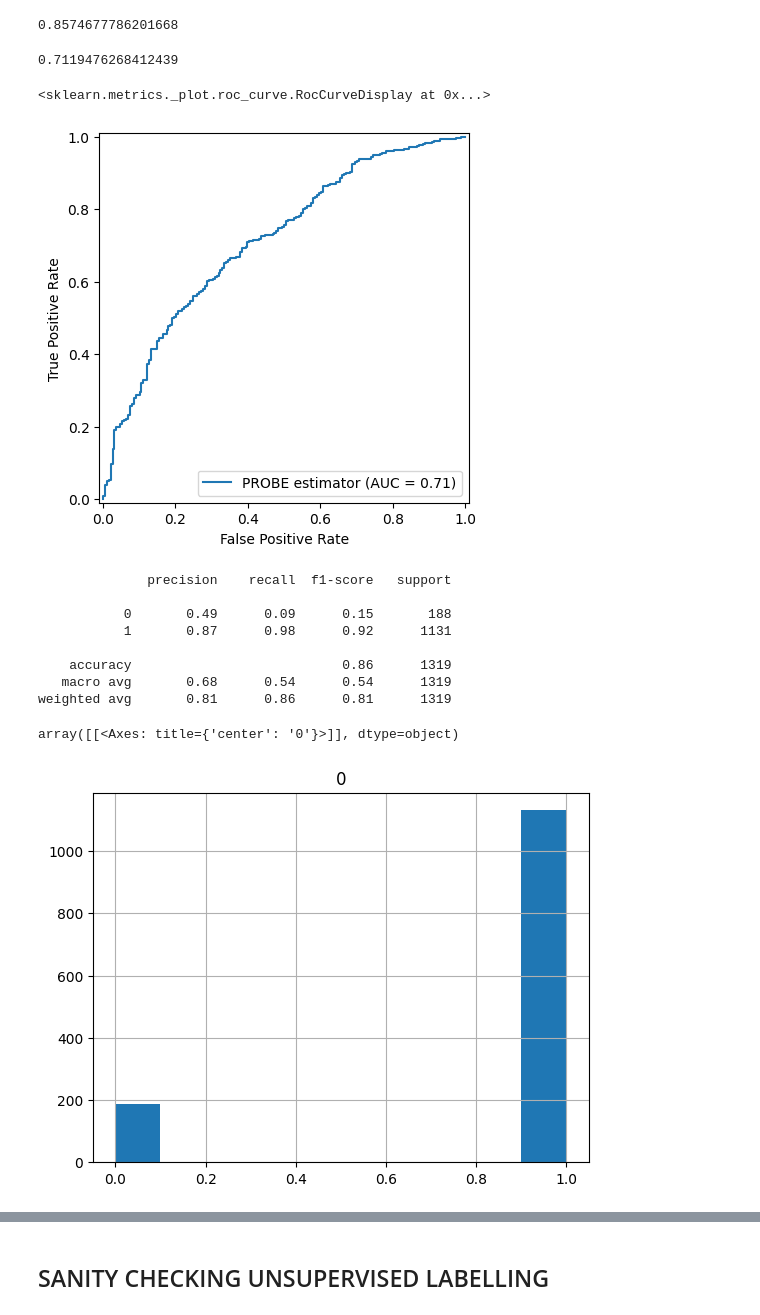
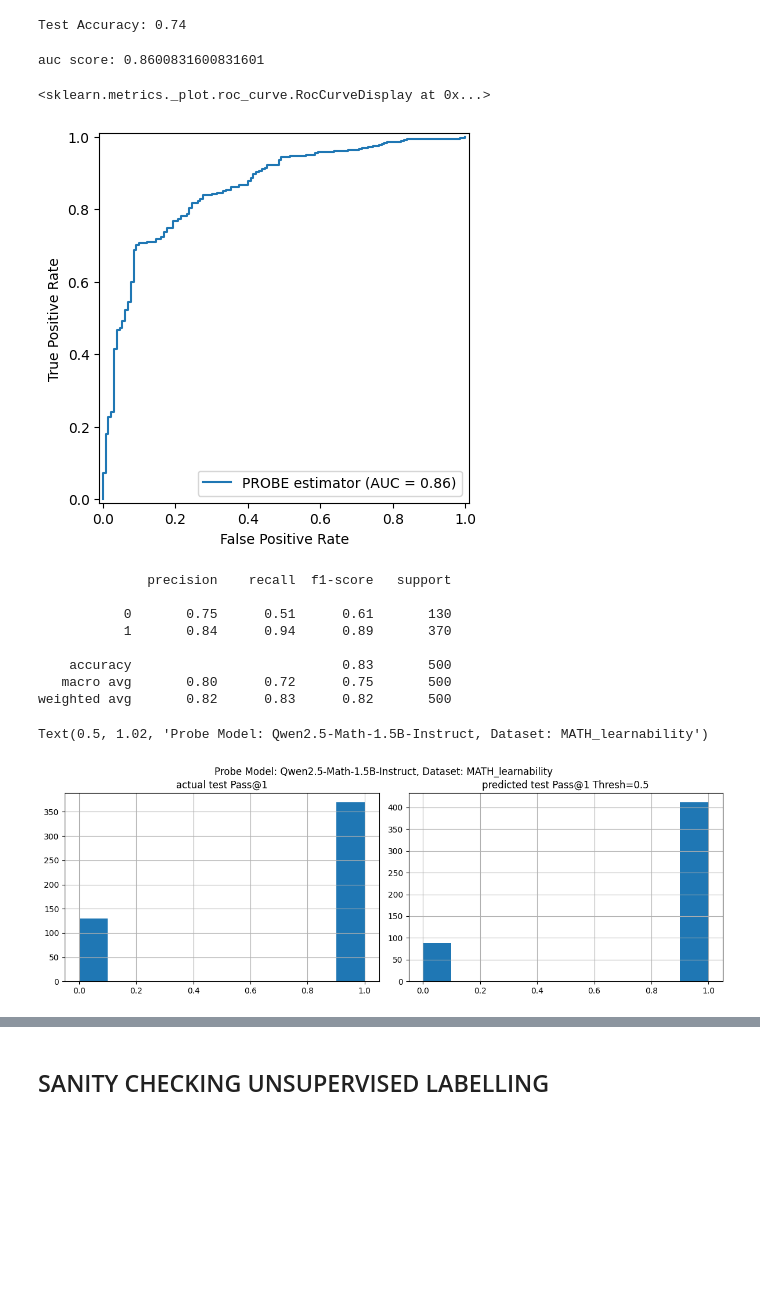
Before and after one commit to KabakaWilliam/llms_know_difficulty, a Jupyter notebook: notebooks/survey_probe_predictions.ipynb, the cells around one changed output, grey strips where cells are left out. Drawn from its saved outputs; the diff is of its cells as text; code cells hidden in the pictures; blank space fills up the shorter version.

Commit message:
renamed rotuer to PIKA. Now have a diagnostics tool for the probe as well (in the survey probe noteboook)

```diff
--- a/notebooks/survey_probe_predictions.ipynb
+++ b/notebooks/survey_probe_predictions.ipynb
@@ -8,7 +8,11 @@ import os
 import matplotlib.pyplot as plt
 from sklearn.metrics import accuracy_score, roc_auc_score, confusion_matrix, ConfusionMatrixDisplay, RocCurveDisplay, roc_curve, auc, classification_report
 # %%
-PROBE_DATA_PATH = "../runs/Qwen2.5-Math-1.5B-Instruct/generate_svs/predicting_GSM8K_SR_Qwen2.5-Math-1.5B-Instruct_max_3000_k_1_temp_0.0/best_probe_predictions.json"
+# LABELLED_DATASET="GSM8K_SR"
+LABELLED_DATASET="MATH_learnability"
+PROBING_MODEL_ALIAS="Qwen2.5-Math-1.5B-Instruct"
+PROBE_TARGET_MODEL_ALIAS="Qwen2.5-Math-1.5B-Instruct"
+PROBE_DATA_PATH = f"../runs/{PROBING_MODEL_ALIAS}/generate_svs/predicting_{LABELLED_DATASET}_{PROBE_TARGET_MODEL_ALIAS}_max_3000_k_1_temp_0.0/best_probe_predictions.json"
 # %%
 with open(PROBE_DATA_PATH, "r") as f:
     PROBE_DATA = json.load(f)
@@ -17,13 +21,13 @@ TEST_ACTUAL = PROBE_DATA["test_actual"]
 TEST_PREDICTED = PROBE_DATA["test_predictions"]
 # %%
 TEST_PASS_1 = sum(TEST_ACTUAL)/len(TEST_ACTUAL)
-print(TEST_PASS_1)
+print(f"Test Accuracy: {TEST_PASS_1}")
 # %% [output]
-0.8574677786201668
+Test Accuracy: 0.74
 # %%
-roc_auc_score(TEST_ACTUAL, TEST_PREDICTED)
+print(f"auc score: {roc_auc_score(TEST_ACTUAL, TEST_PREDICTED)}")
 # %% [output]
-0.7119476268412439
+auc score: 0.8600831600831601
 # %%
 fpr, tpr, thresholds = roc_curve(TEST_ACTUAL, TEST_PREDICTED)
 roc_auc = auc(fpr, tpr)
@@ -31,23 +35,33 @@ display = RocCurveDisplay(fpr=fpr, tpr=tpr, roc_auc=roc_auc, name='PROBE estimat
 display.plot()
 # %% [output]
 <sklearn.metrics._plot.roc_curve.RocCurveDisplay at 0x...>
-[figure, old version]
+[figure, new version]
 # %%
-TEST_PREDICTED_THRESHOLDED = [1 if x >= 0.5 else 0 for x in TEST_PREDICTED]
+CHOSEN_THRESHOLD = 0.5
+TEST_PREDICTED_THRESHOLDED = [1 if x >= CHOSEN_THRESHOLD else 0 for x in TEST_PREDICTED]
 # %%
 cr = classification_report(TEST_ACTUAL, TEST_PREDICTED_THRESHOLDED)
 print(cr)
 # %% [output]
               precision    recall  f1-score   support
 
-           0       0.49      0.09      0.15       188
-           1       0.87      0.98      0.92      1131
+           0       0.75      0.51      0.61       130
+           1       0.84      0.94      0.89       370
 
-    accuracy                           0.86      1319
-   macro avg       0.68      0.54      0.54      1319
-weighted avg       0.81      0.86      0.81      1319
+    accuracy                           0.83       500
+   macro avg       0.80      0.72      0.75       500
+weighted avg       0.82      0.83      0.82       500
 # %%
-pd.DataFrame(TEST_ACTUAL).hist()
+fig, axes = plt.subplots(1, 2, figsize=(12, 4))
+
+pd.DataFrame(TEST_ACTUAL).hist(ax=axes[0])
+axes[0].set_title(f"actual test Pass@1")
+
+pd.DataFrame(TEST_PREDICTED_THRESHOLDED).hist(ax=axes[1])
+axes[1].set_title(f"predicted test Pass@1 Thresh={CHOSEN_THRESHOLD}")
+
+plt.tight_layout()
+plt.suptitle(f"Probe Model: {PROBING_MODEL_ALIAS}, Dataset: {LABELLED_DATASET}", y=1.02)
 # %% [output]
-array([[<Axes: title={'center': '0'}>]], dtype=object)
+Text(0.5, 1.02, 'Probe Model: Qwen2.5-Math-1.5B-Instruct, Dataset: MATH_learnability')
-[figure, old version]
+[figure, new version]
```
Also changed, not shown: parts of 3 cells of this notebook, 4 other files.
